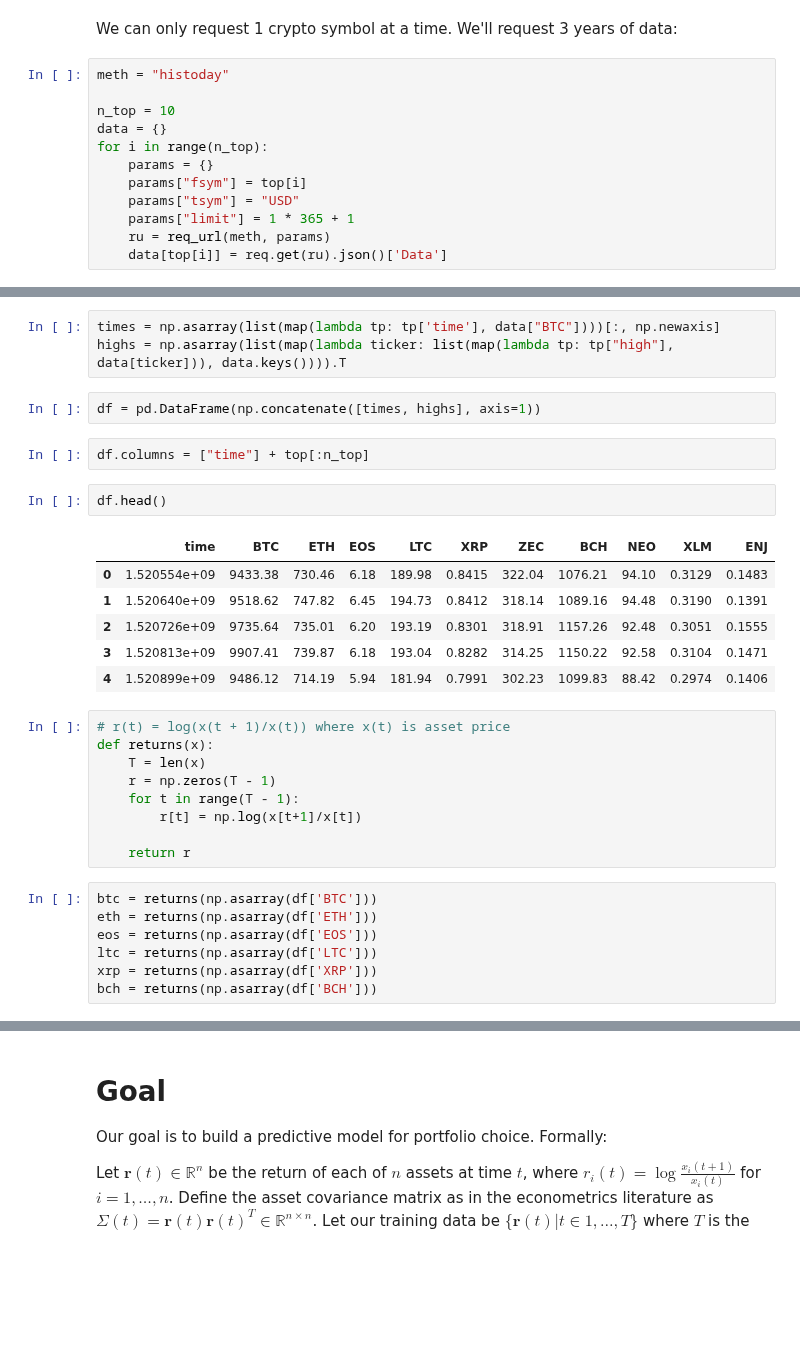
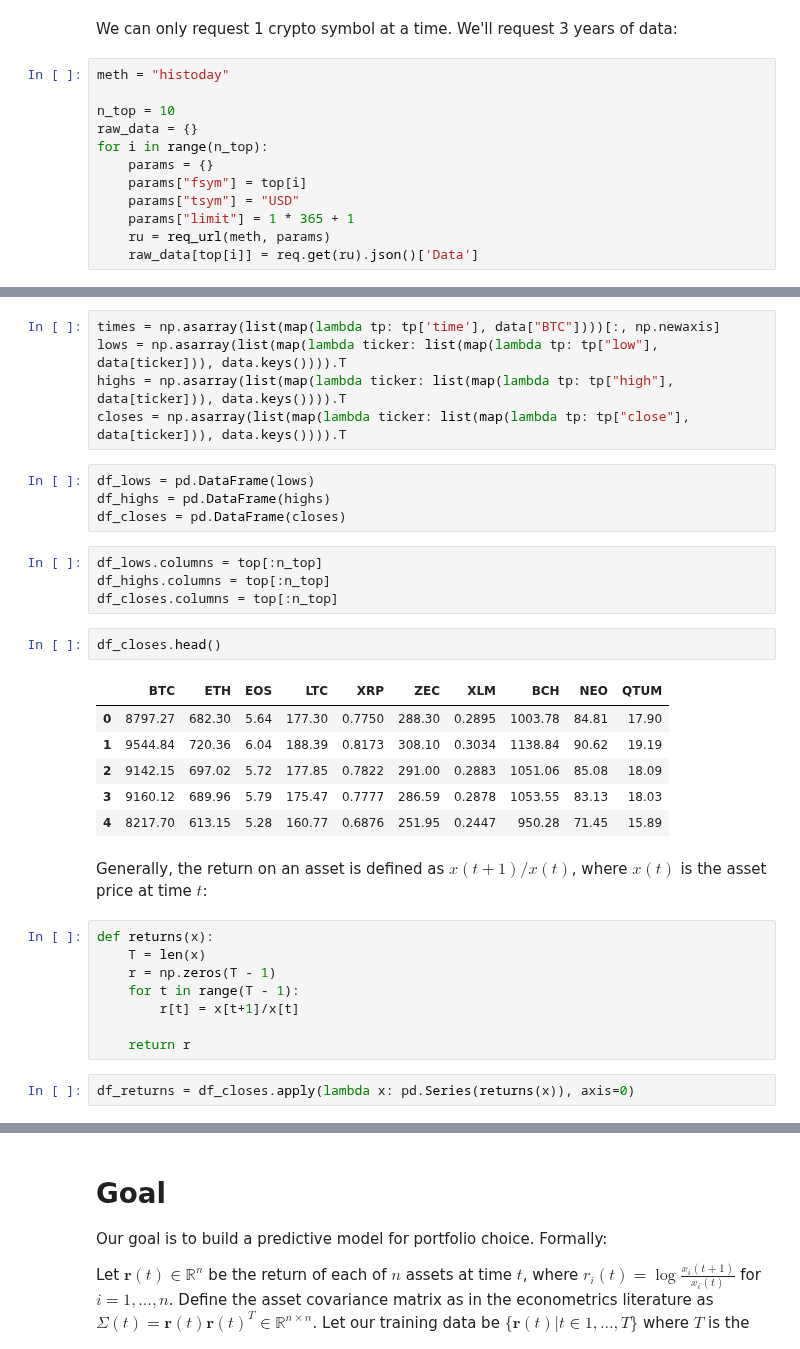
Before and after one commit to wjn0/gwp, a Jupyter notebook: Portfolio selection - cryptocurrencies.ipynb, the cells around one changed output, grey strips where cells are left out. Saved outputs shown, nothing was run; the diff lists cells and outputs as text; blank space fills up the shorter version.

```diff
--- a/Portfolio selection - cryptocurrencies.ipynb
+++ b/Portfolio selection - cryptocurrencies.ipynb
@@ -55,11 +56,11 @@ We can only request 1 crypto symbol at a time. We'll request 3 years of data:
 meth = "histoday"
 
 n_top = 10
-data = {}
+raw_data = {}
 for i in range(n_top):
     params = {}
     params["fsym"] = top[i]
     params["tsym"] = "USD"
     params["limit"] = 1 * 365 + 1
     ru = req_url(meth, params)
-    data[top[i]] = req.get(ru).json()['Data']
+    raw_data[top[i]] = req.get(ru).json()['Data']
@@ -66,32 +73,34 @@ for i in range(n_top):
 # %%
 times = np.asarray(list(map(lambda tp: tp['time'], data["BTC"])))[:, np.newaxis]
+lows = np.asarray(list(map(lambda ticker: list(map(lambda tp: tp["low"], data[ticker])), data.keys()))).T
 highs = np.asarray(list(map(lambda ticker: list(map(lambda tp: tp["high"], data[ticker])), data.keys()))).T
+closes = np.asarray(list(map(lambda ticker: list(map(lambda tp: tp["close"], data[ticker])), data.keys()))).T
-# %%
-df = pd.DataFrame(np.concatenate([times, highs], axis=1))
-# %%
-df.columns = ["time"] + top[:n_top]
+# %%
+df_lows = pd.DataFrame(lows)
+df_highs = pd.DataFrame(highs)
+df_closes = pd.DataFrame(closes)
+# %%
+df_lows.columns = top[:n_top]
+df_highs.columns = top[:n_top]
+df_closes.columns = top[:n_top]
 # %%
-df.head()
+df_closes.head()
 # %% [output]
-|  | time | BTC | ETH | EOS | LTC | XRP | ZEC | BCH | NEO | XLM | ENJ |
-| 0 | 1.520554e+09 | 9433.38 | 730.46 | 6.18 | 189.98 | 0.8415 | 322.04 | 1076.21 | 94.10 | 0.3129 | 0.1483 |
-| 1 | 1.520640e+09 | 9518.62 | 747.82 | 6.45 | 194.73 | 0.8412 | 318.14 | 1089.16 | 94.48 | 0.3190 | 0.1391 |
-| 2 | 1.520726e+09 | 9735.64 | 735.01 | 6.20 | 193.19 | 0.8301 | 318.91 | 1157.26 | 92.48 | 0.3051 | 0.1555 |
-| 3 | 1.520813e+09 | 9907.41 | 739.87 | 6.18 | 193.04 | 0.8282 | 314.25 | 1150.22 | 92.58 | 0.3104 | 0.1471 |
-| 4 | 1.520899e+09 | 9486.12 | 714.19 | 5.94 | 181.94 | 0.7991 | 302.23 | 1099.83 | 88.42 | 0.2974 | 0.1406 |
+|  | BTC | ETH | EOS | LTC | XRP | ZEC | XLM | BCH | NEO | QTUM |
+| 0 | 8797.27 | 682.30 | 5.64 | 177.30 | 0.7750 | 288.30 | 0.2895 | 1003.78 | 84.81 | 17.90 |
+| 1 | 9544.84 | 720.36 | 6.04 | 188.39 | 0.8173 | 308.10 | 0.3034 | 1138.84 | 90.62 | 19.19 |
+| 2 | 9142.15 | 697.02 | 5.72 | 177.85 | 0.7822 | 291.00 | 0.2883 | 1051.06 | 85.08 | 18.09 |
+| 3 | 9160.12 | 689.96 | 5.79 | 175.47 | 0.7777 | 286.59 | 0.2878 | 1053.55 | 83.13 | 18.03 |
+| 4 | 8217.70 | 613.15 | 5.28 | 160.77 | 0.6876 | 251.95 | 0.2447 | 950.28 | 71.45 | 15.89 |
+# %% [markdown]
+Generally, the return on an asset is defined as $x(t + 1)/x(t)$, where $x(t)$ is the asset price at time $t$:
 # %%
-# r(t) = log(x(t + 1)/x(t)) where x(t) is asset price
 def returns(x):
     T = len(x)
     r = np.zeros(T - 1)
     for t in range(T - 1):
-        r[t] = np.log(x[t+1]/x[t])
+        r[t] = x[t+1]/x[t]
 
     return r
-# %%
-btc = returns(np.asarray(df['BTC']))
-eth = returns(np.asarray(df['ETH']))
-eos = returns(np.asarray(df['EOS']))
-ltc = returns(np.asarray(df['LTC']))
-xrp = returns(np.asarray(df['XRP']))
-bch = returns(np.asarray(df['BCH']))
+# %%
+df_returns = df_closes.apply(lambda x: pd.Series(returns(x)), axis=0)
```
Also changed, not shown: parts of 30 cells of this notebook.
